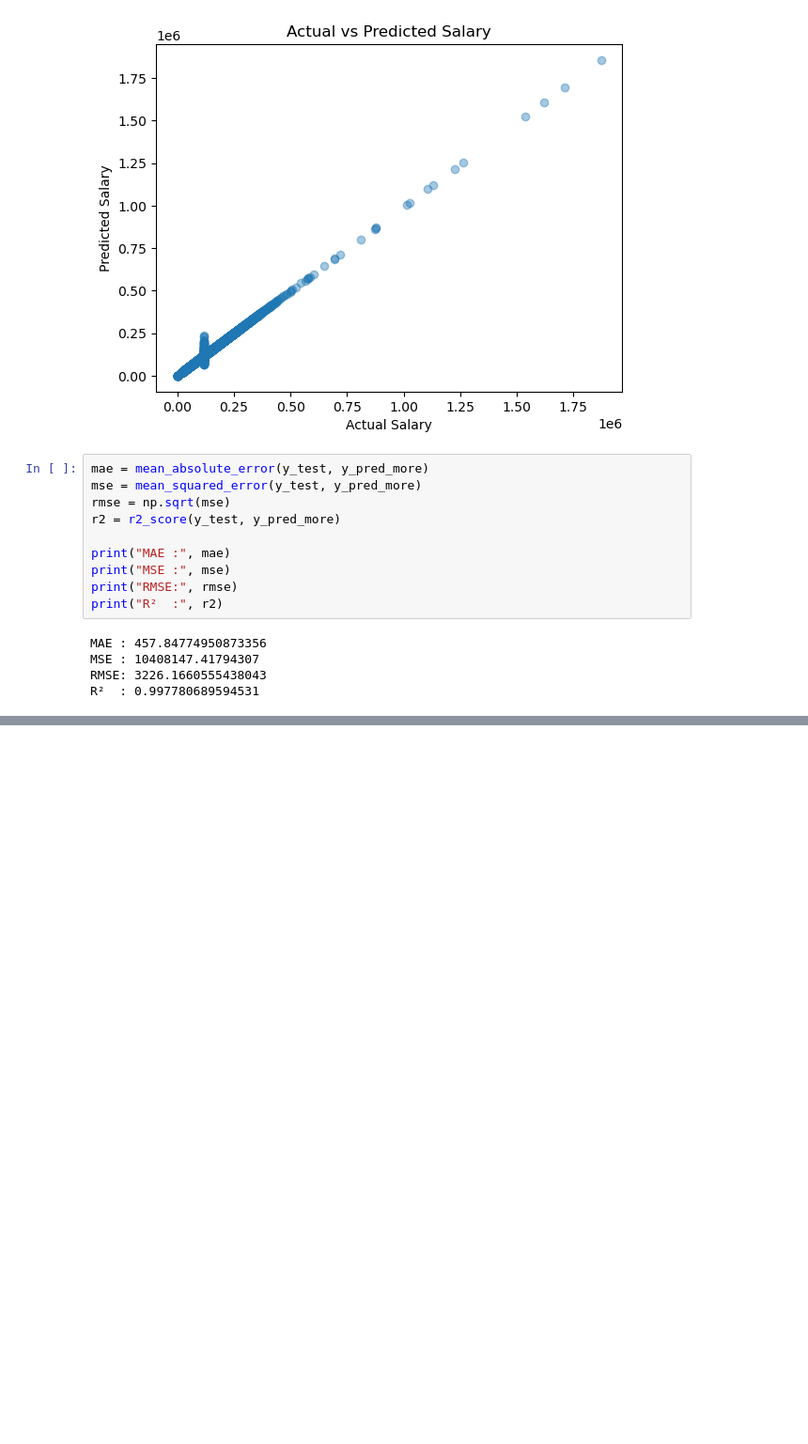
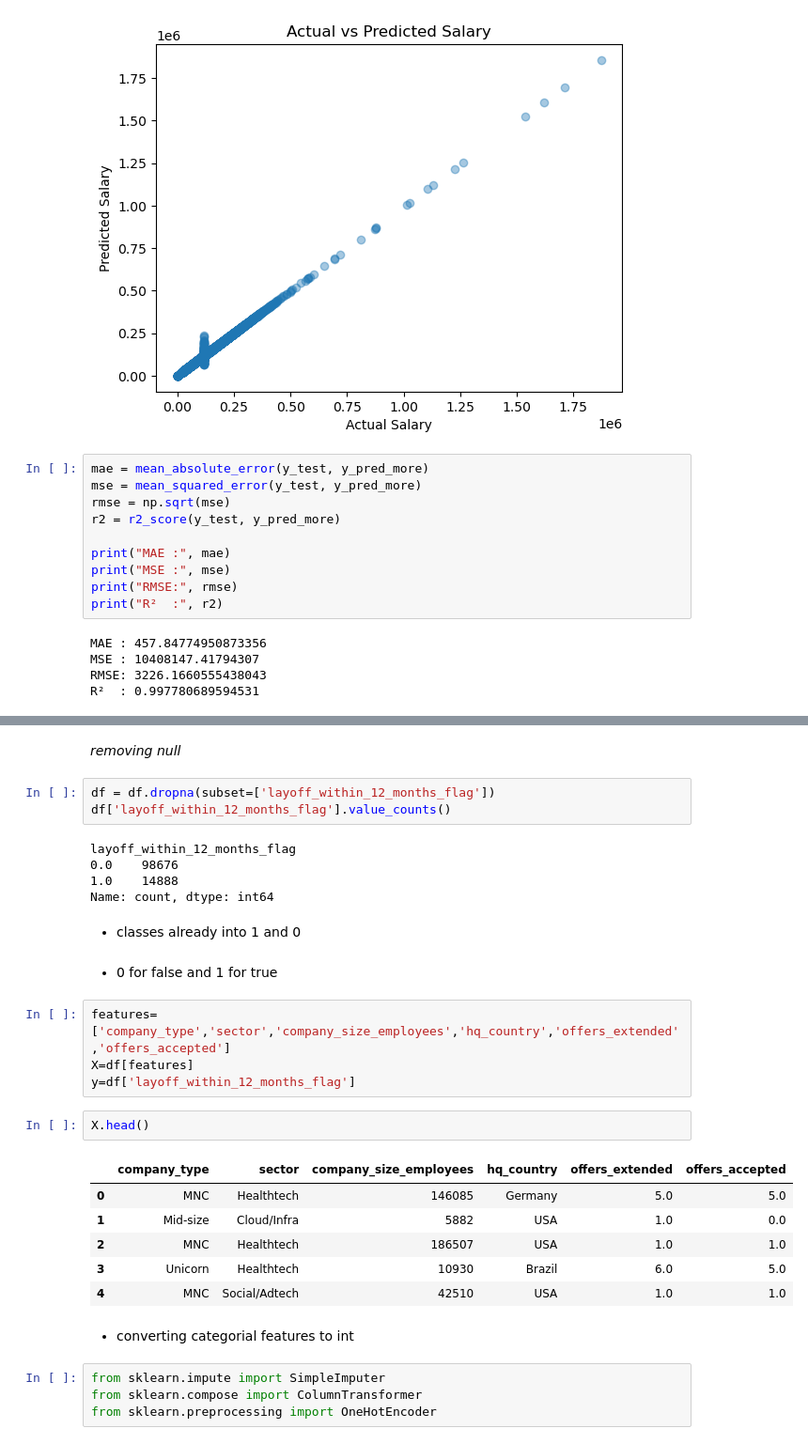
Before and after one commit to noobcoder909/MLCoE-task-3, a Jupyter notebook: supervised.ipynb, the cells around one changed output, grey strips where cells are left out. Shown at 94% size. Drawn from its saved outputs; the diff is of its cells as text; blank space fills up the shorter version.

```diff
--- a/supervised.ipynb
+++ b/supervised.ipynb
@@ -331,0 +378,33 @@ R²  : 0.997780689594531
+# %% [markdown]
+_removing null_
+# %%
+df = df.dropna(subset=['layoff_within_12_months_flag'])
+df['layoff_within_12_months_flag'].value_counts()
+# %% [output]
+layoff_within_12_months_flag
+0.0    98676
+1.0    14888
+Name: count, dtype: int64
+# %% [markdown]
+- classes already into 1 and 0
+# %% [markdown]
+- 0 for false and 1 for true
+# %%
+features= ['company_type','sector','company_size_employees','hq_country','offers_extended','offers_accepted']
+X=df[features]
+y=df['layoff_within_12_months_flag']
+# %%
+X.head()
+# %% [output]
+|  | company_type | sector | company_size_employees | hq_country | offers_extended | offers_accepted |
+| 0 | MNC | Healthtech | 146085 | Germany | 5.0 | 5.0 |
+| 1 | Mid-size | Cloud/Infra | 5882 | USA | 1.0 | 0.0 |
+| 2 | MNC | Healthtech | 186507 | USA | 1.0 | 1.0 |
+| 3 | Unicorn | Healthtech | 10930 | Brazil | 6.0 | 5.0 |
+| 4 | MNC | Social/Adtech | 42510 | USA | 1.0 | 1.0 |
+# %% [markdown]
+- converting categorial features to int
+# %%
+from sklearn.impute import SimpleImputer
+from sklearn.compose import ColumnTransformer
+from sklearn.preprocessing import OneHotEncoder
```
Also changed, not shown: parts of 13 cells of this notebook.
